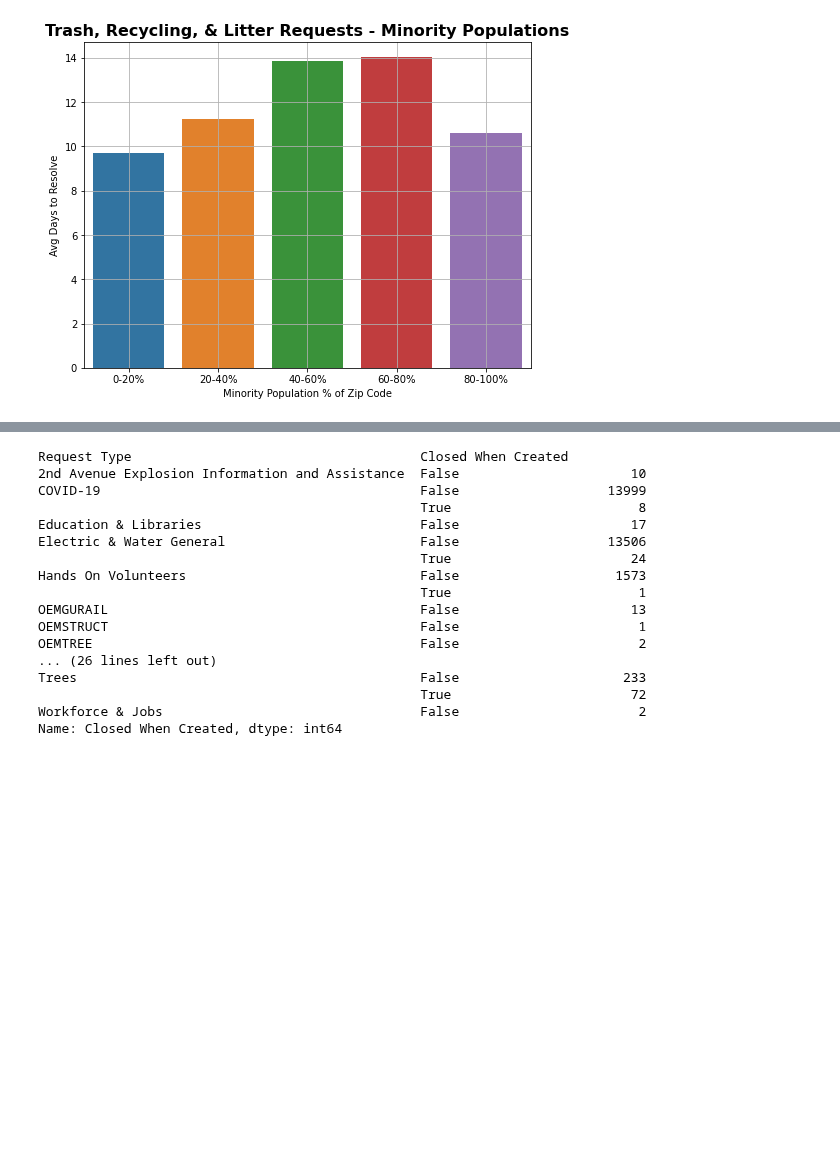
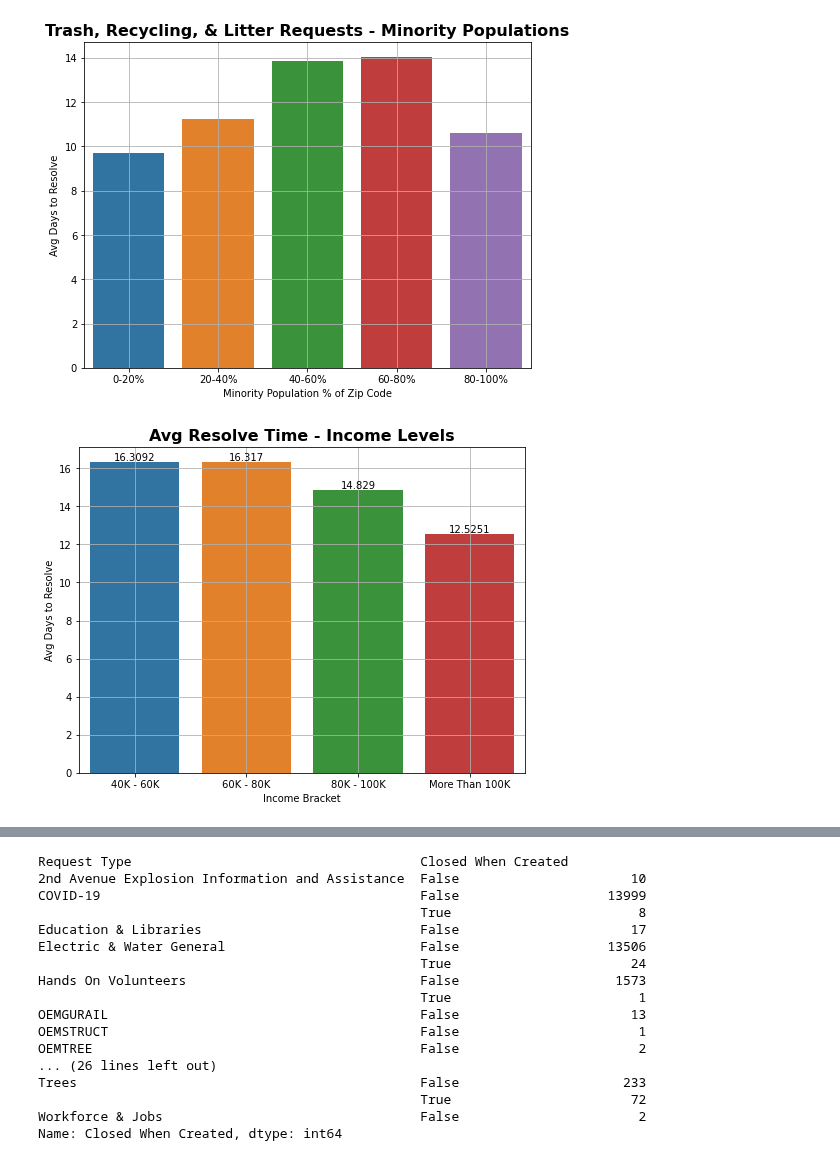
Before and after one commit to PrestonSpencer/Capstone-Nashville-Software-School-Nashville-311-Analysis, a Jupyter notebook: notebooks/visuals_and_analysis.ipynb, the cells around one changed output, grey strips where cells are left out. Cells and saved outputs as stored; diff of their text form; code cells hidden in the pictures; blank space fills up the shorter version.

```diff
--- a/notebooks/visuals_and_analysis.ipynb
+++ b/notebooks/visuals_and_analysis.ipynb
@@ -130,3 +130,18 @@ plt.title('Trash, Recycling, & Litter Requests - Minority Populations', weight =
 plt.grid();
 # %% [output]
 [figure]
+# %%
+request_bars_overall = main_df.groupby(['Income Bracket']).apply(trash_mean)
+request_bars_overall = request_bars_overall.reset_index()
+
+plt.figure(figsize = (8,6))
+ax = sns.barplot(x = 'Income Bracket', y = 0, data = request_bars_overall)
+plt.ylabel('Avg Days to Resolve')
+plt.xlabel('Income Bracket')
+plt.title('Avg Resolve Time - Income Levels', weight = 'bold', fontsize = 16)
+plt.grid();
+
+for i in ax.containers:
+    ax.bar_label(i,)
+# %% [output]
+[figure, added]
```
Also changed, not shown: parts of 36 cells of this notebook, 3 other files.
